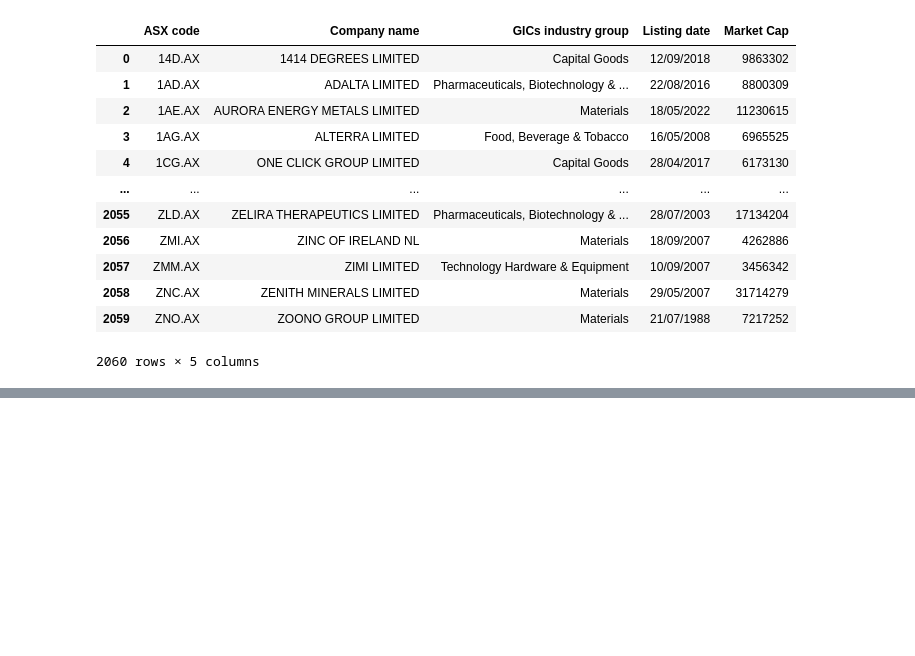
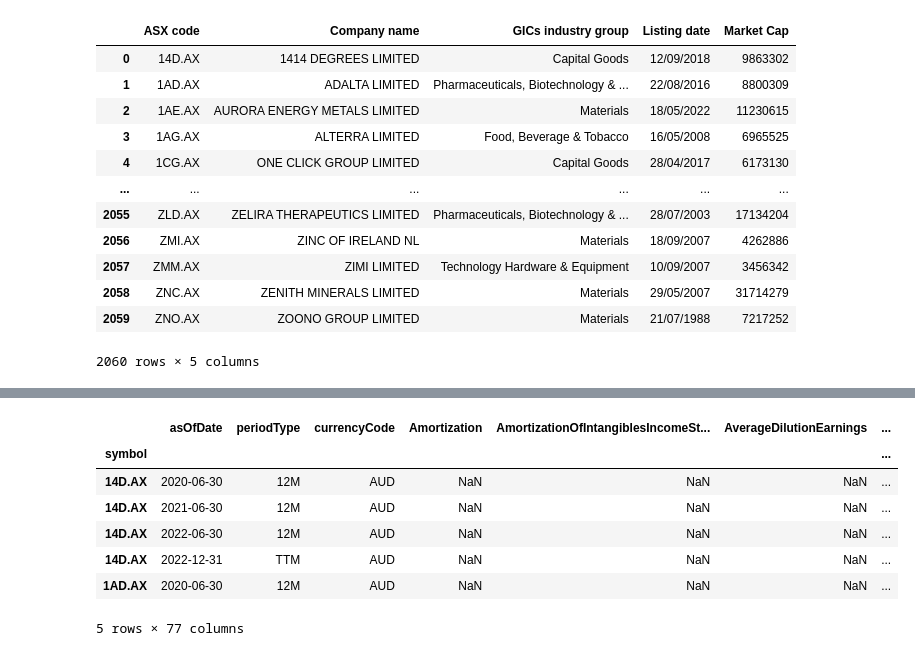
Before and after one commit to mjjohnson94/ASX-Dashboard, a Jupyter notebook: ASX Dashboard - Financials.ipynb, the cells around one changed output, grey strips where cells are left out. Drawn from its saved outputs; the diff is of its cells as text; code cells hidden in the pictures; blank space fills up the shorter version.

```diff
--- a/ASX Dashboard - Financials.ipynb
+++ b/ASX Dashboard - Financials.ipynb
@@ -90,3 +124,14 @@ incomeStatement = ticker.income_statement()
 # Export file as CSV to project directory
 
 incomeStatement.to_csv('Desktop/ASX-Dashboard/financials-incomeStatementData.csv')
+# %%
+incomeStatement.head()
+# %% [output]
+|  | asOfDate | periodType | currencyCode | Amortization | AmortizationOfIntangiblesIncomeSt... | AverageDilutionEarnings | ... |
+| symbol |  |  |  |  |  |  | ... |
+| 14D.AX | 2020-06-30 | 12M | AUD | NaN | NaN | NaN | ... |
+| 14D.AX | 2021-06-30 | 12M | AUD | NaN | NaN | NaN | ... |
+| 14D.AX | 2022-06-30 | 12M | AUD | NaN | NaN | NaN | ... |
+| 14D.AX | 2022-12-31 | TTM | AUD | NaN | NaN | NaN | ... |
+| 1AD.AX | 2020-06-30 | 12M | AUD | NaN | NaN | NaN | ... |
+5 rows × 77 columns
```
Also changed, not shown: parts of 2 cells of this notebook.
